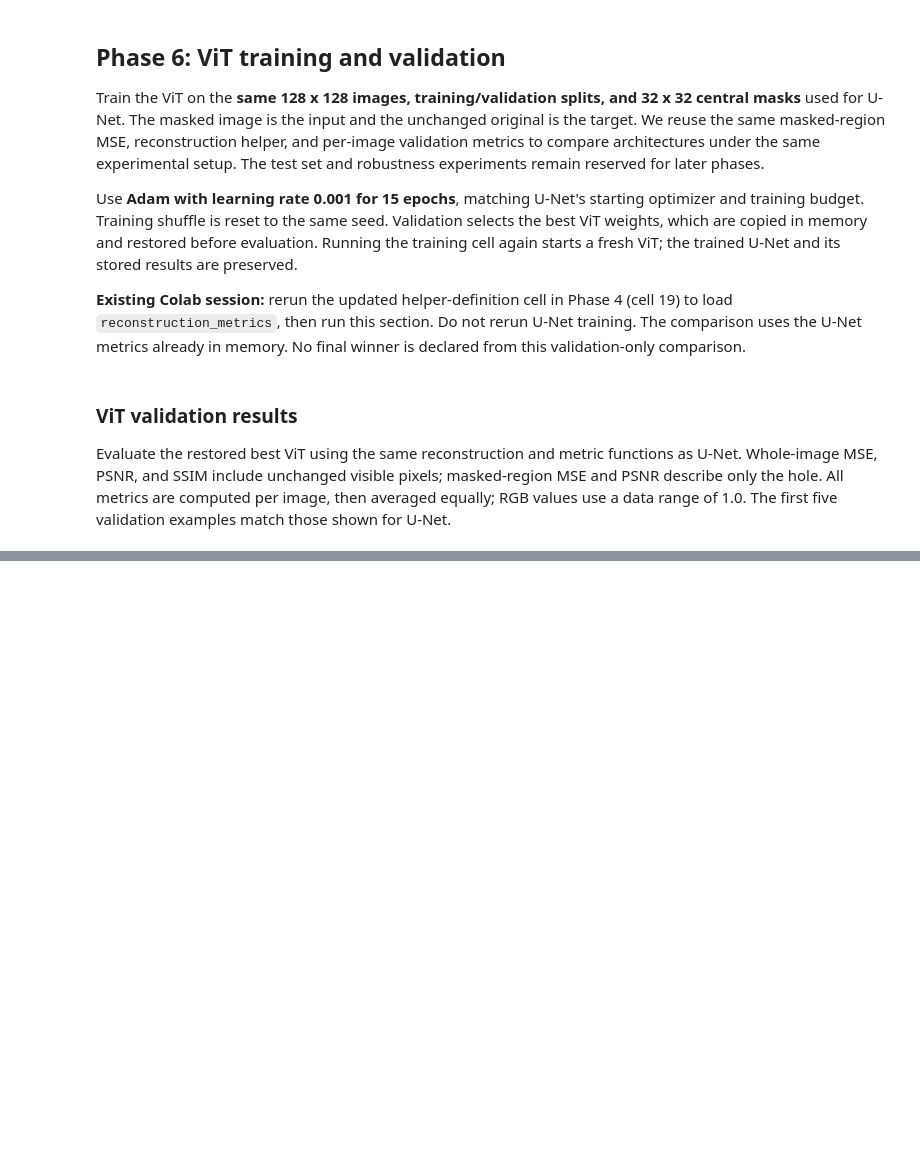
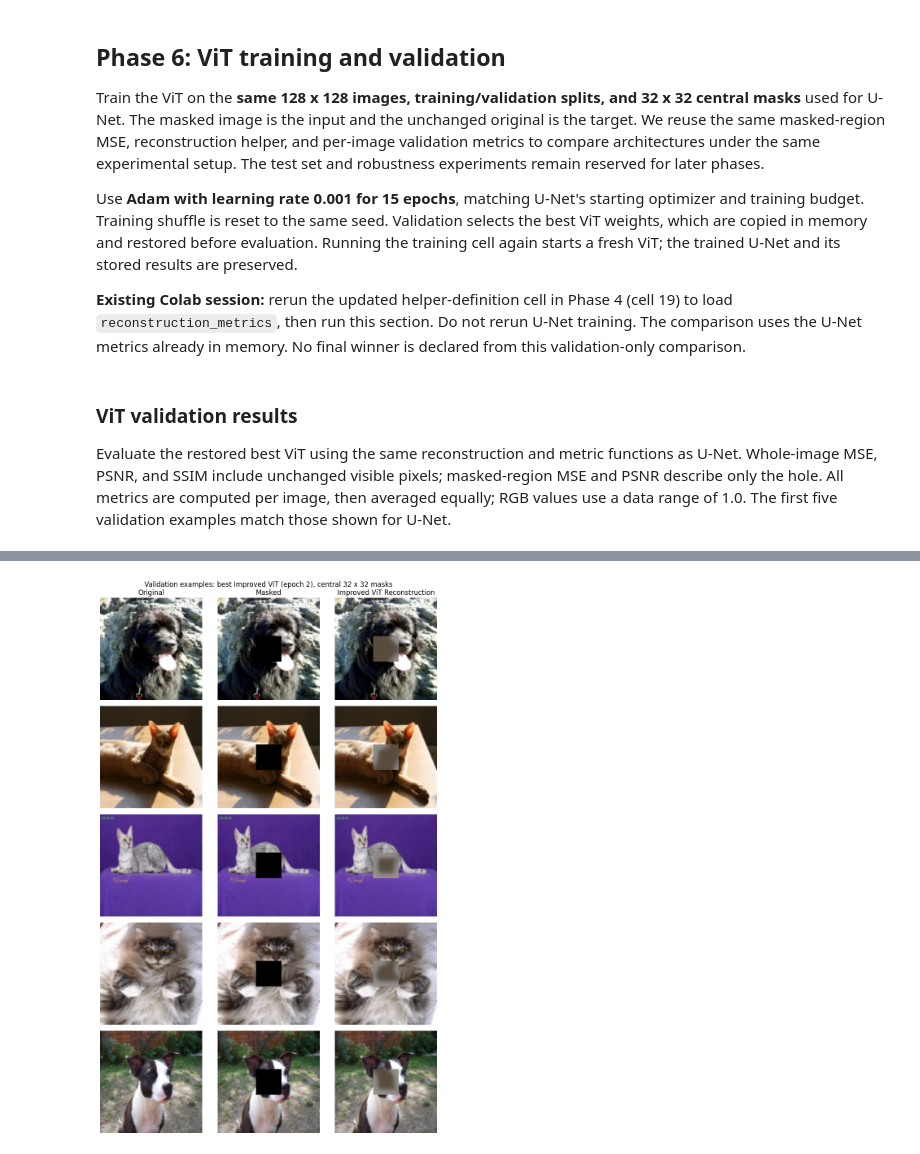
Before and after one commit to omiid-n99/cnn-vit-ensemble-classification, a Jupyter notebook: notebooks/image_inpainting.ipynb, the cells around one changed output, grey strips where cells are left out. Drawn from its saved outputs; the diff is of its cells as text; code cells hidden in the pictures; blank space fills up the shorter version.

```diff
--- a/notebooks/image_inpainting.ipynb
+++ b/notebooks/image_inpainting.ipynb
@@ -862,0 +1156,13 @@ display(validation_comparison.round(6))
+# %%
+fig, axes = plt.subplots(len(improved_vit_validation_examples), 3, figsize=(9, 14), squeeze=False)
+for row, example in enumerate(improved_vit_validation_examples):
+    for column, image in enumerate(example):
+        axes[row, column].imshow(image.permute(1, 2, 0).numpy())
+        axes[row, column].axis('off')
+for ax, title in zip(axes[0], ('Original', 'Masked', 'Improved ViT Reconstruction')):
+    ax.set_title(title)
+fig.suptitle(f'Validation examples: best Improved ViT (epoch {best_improved_vit_epoch}), central 32 x 32 masks')
+plt.tight_layout()
+plt.show()
+# %% [output]
+[figure, added]
```
Also changed, not shown: parts of 11 cells of this notebook.
